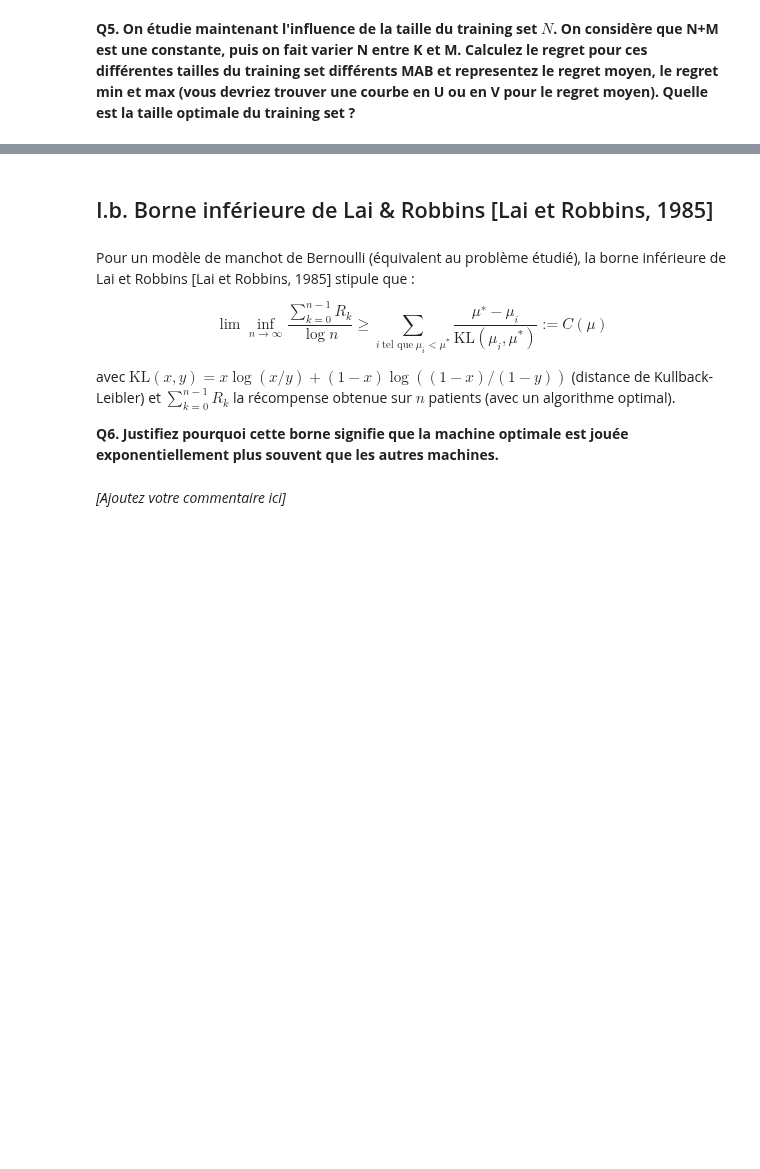
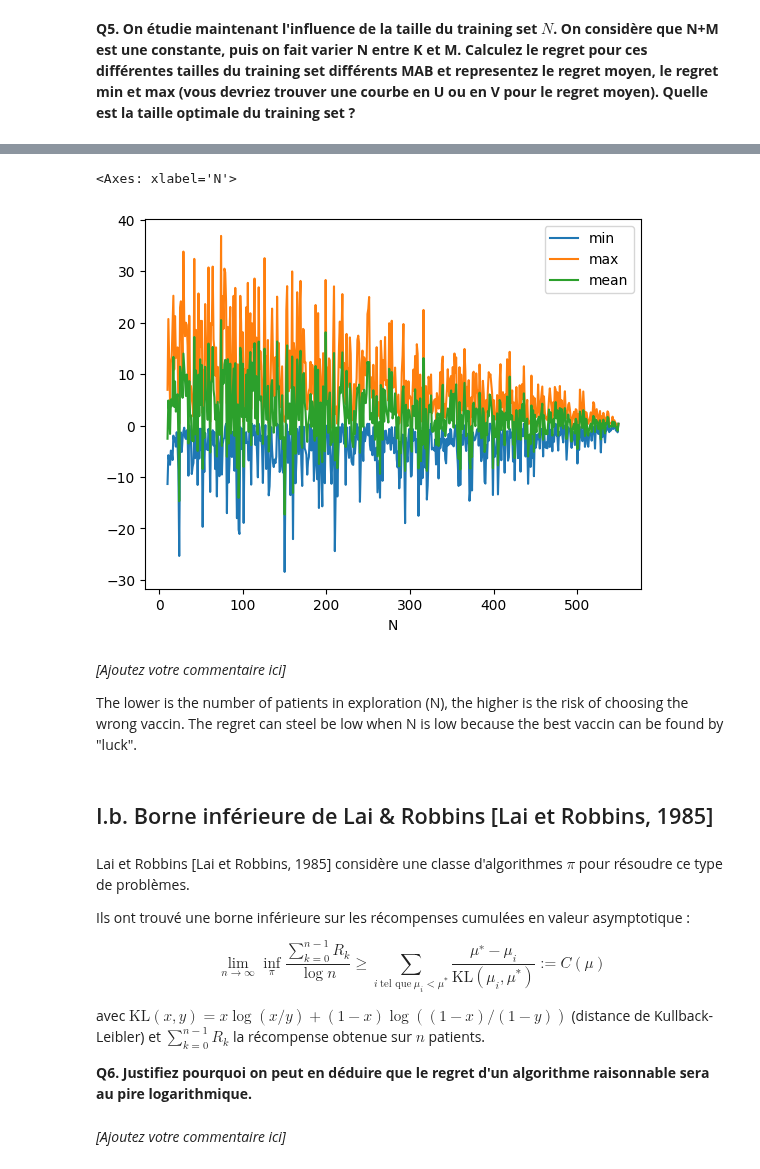
Before and after one commit to Nedartemis/rl-tp1-bandit-manchot, a Jupyter notebook: C1 TP MAB.ipynb, the cells around one changed output, grey strips where cells are left out. Cells and saved outputs as stored; diff of their text form; code cells hidden in the pictures; blank space fills up the shorter version.

```diff
--- a/C1 TP MAB.ipynb
+++ b/C1 TP MAB.ipynb
@@ -365,0 +488,15 @@ Cette mise à jour ne sert à rien lorsque le meilleur vaccin a été trouvé lo
+# %%
+O = N + M
+K = 10
+
+MAB = generate_custom_arms(.3, 0.01)
+
+list_min_max_mean = []
+
+for nb_patiens_exploration in tqdm(range(K, O)):
+    nb_patiens_exploitation = O - nb_patiens_exploration
+    _, regrets = simulation(MAB, nb_patiens_exploration, nb_patiens_exploitation)
+
+    list_min_max_mean.append((regrets.min().item(), regrets.max().item(), regrets.mean().item()))
+
+list_min_max_mean
@@ -366,14 +521,30 @@ Cette mise à jour ne sert à rien lorsque le meilleur vaccin a été trouvé lo
+# %%
+# convert list to dataframe
+df = pd.DataFrame(list_min_max_mean, columns=["min", "max", "mean"], index=list(range(K, O)))
+
+# plot
+df.plot(kind="line", xlabel="N")
+# %% [output]
+<Axes: xlabel='N'>
+[figure, added]
+# %% [markdown]
+*[Ajoutez votre commentaire ici]*
+
+The lower is the number of patients in exploration (N), the higher is the risk of choosing the wrong vaccin.
+The regret can steel be low when N is low because the best vaccin can be found by "luck".
 # %% [markdown]
 ## I.b. Borne inférieure de Lai & Robbins [Lai et Robbins, 1985]
 # %% [markdown]
-Pour un modèle de manchot de Bernoulli (équivalent au problème étudié), la borne inférieure de Lai et Robbins [Lai et Robbins, 1985] stipule que :
+Lai et Robbins [Lai et Robbins, 1985] considère une classe d'algorithmes $\pi$ pour résoudre ce type de problèmes.
 
-$$\lim \inf_{n\rightarrow \infty} \frac{\sum_{k=0}^{n-1} R_k}{\log n} \geq \sum_{i~\text{tel que}~\mu_i \lt \mu^*} \frac{\mu^∗−\mu_i}{\text{KL}(\mu_i, \mu^*)}  :=C(\mu)$$
+Ils ont trouvé une borne inférieure sur les récompenses cumulées en valeur asymptotique :
 
- avec $\text{KL}(x, y) = x \log(x/y) + (1 − x) \log((1 − x)/(1 − y))$ (distance de Kullback-Leibler) et  $\sum_{k=0}^{n-1} R_k$ la récompense obtenue sur $n$ patients (avec un algorithme optimal).
+$$\lim_{n\rightarrow \infty} \inf_{\pi} \frac{\sum_{k=0}^{n-1} R_k}{\log n} \geq \sum_{i~\text{tel que}~\mu_i \lt \mu^*} \frac{\mu^∗−\mu_i}{\text{KL}(\mu_i, \mu^*)}  :=C(\mu)$$
+
+ avec $\text{KL}(x, y) = x \log(x/y) + (1 − x) \log((1 − x)/(1 − y))$ (distance de Kullback-Leibler) et  $\sum_{k=0}^{n-1} R_k$ la récompense obtenue sur $n$ patients.
 
 
-**Q6. Justifiez pourquoi cette borne signifie que la machine optimale est jouée exponentiellement plus souvent que les autres machines.**
+**Q6. Justifiez pourquoi on peut en déduire que le regret d'un algorithme raisonnable sera au pire logarithmique.**
 # %% [markdown]
 *[Ajoutez votre commentaire ici]*
 # %% [markdown]
```
Also changed, not shown: parts of 27 cells of this notebook.
